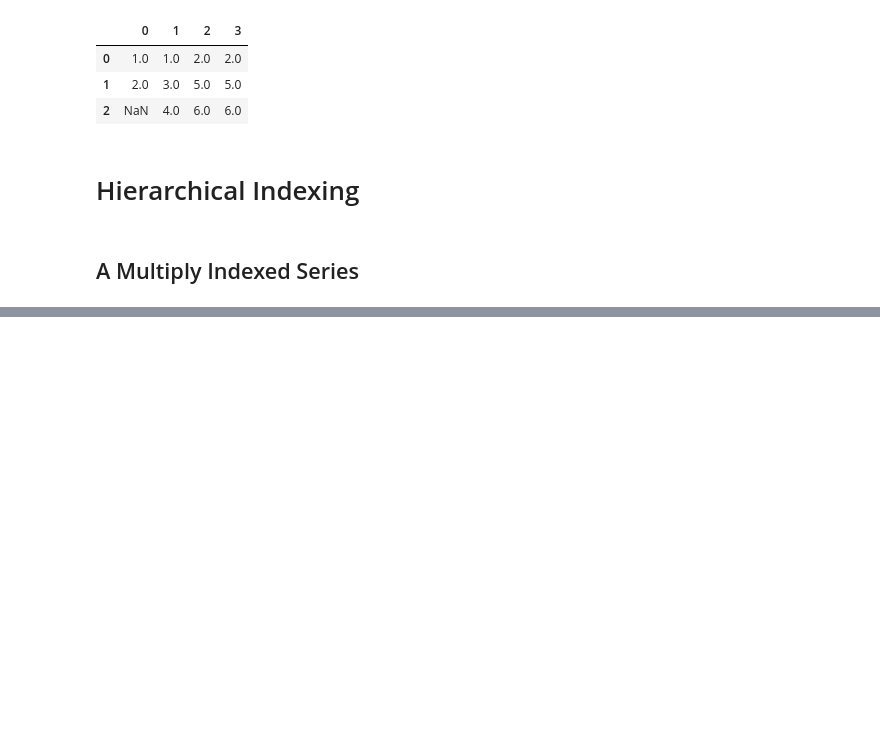
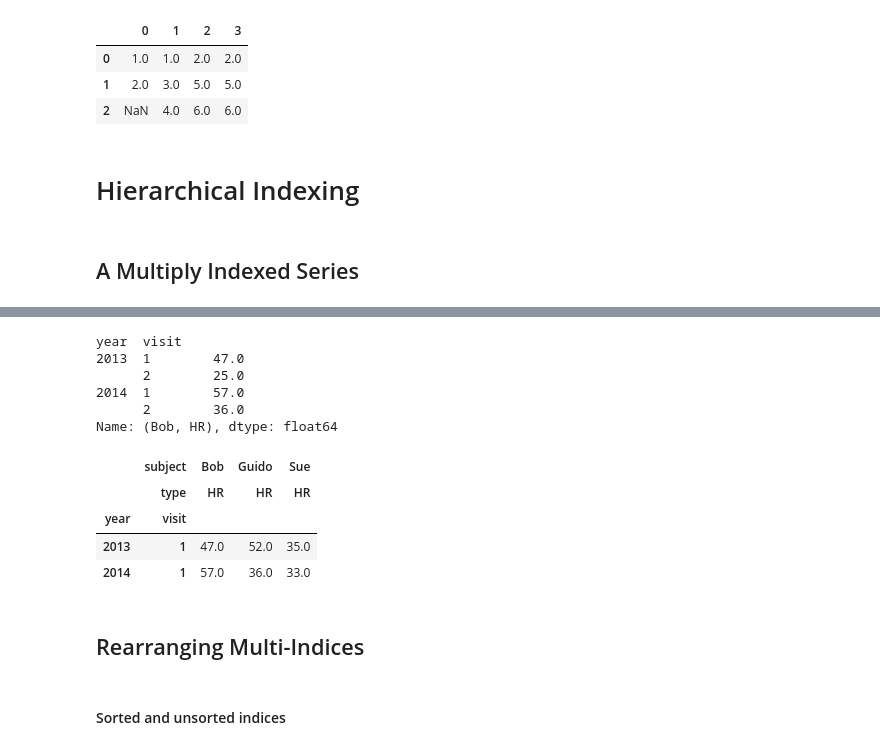
Before and after one commit to e2718281/python_datascience_handbook, a Jupyter notebook: pandas.ipynb, the cells around one changed output, grey strips where cells are left out. Cells and saved outputs as stored; diff of their text form; code cells hidden in the pictures; blank space fills up the shorter version.

```diff
--- a/pandas.ipynb
+++ b/pandas.ipynb
@@ -652,0 +899,23 @@ df.fillna(method='ffill', axis=1)
+# %%
+health_data.loc[:, ('Bob', 'HR')]
+# %% [output]
+year  visit
+2013  1        47.0
+      2        25.0
+2014  1        57.0
+      2        36.0
+Name: (Bob, HR), dtype: float64
+# %%
+# IndexSlice object used for working with slices within these index tuples
+idx = pd.IndexSlice
+health_data.loc[idx[:,1], idx[:, 'HR']]  # selecting a subset of each DataFrame dimension (ie. index levels)
+# %% [output]
+|  | subject | Bob | Guido | Sue |
+|  | type | HR | HR | HR |
+| year | visit |  |  |  |
+| 2013 | 1 | 47.0 | 52.0 | 35.0 |
+| 2014 | 1 | 57.0 | 36.0 | 33.0 |
+# %% [markdown]
+## Rearranging Multi-Indices
+# %% [markdown]
+#### Sorted and unsorted indices
```
Also changed, not shown: parts of 34 cells of this notebook.
